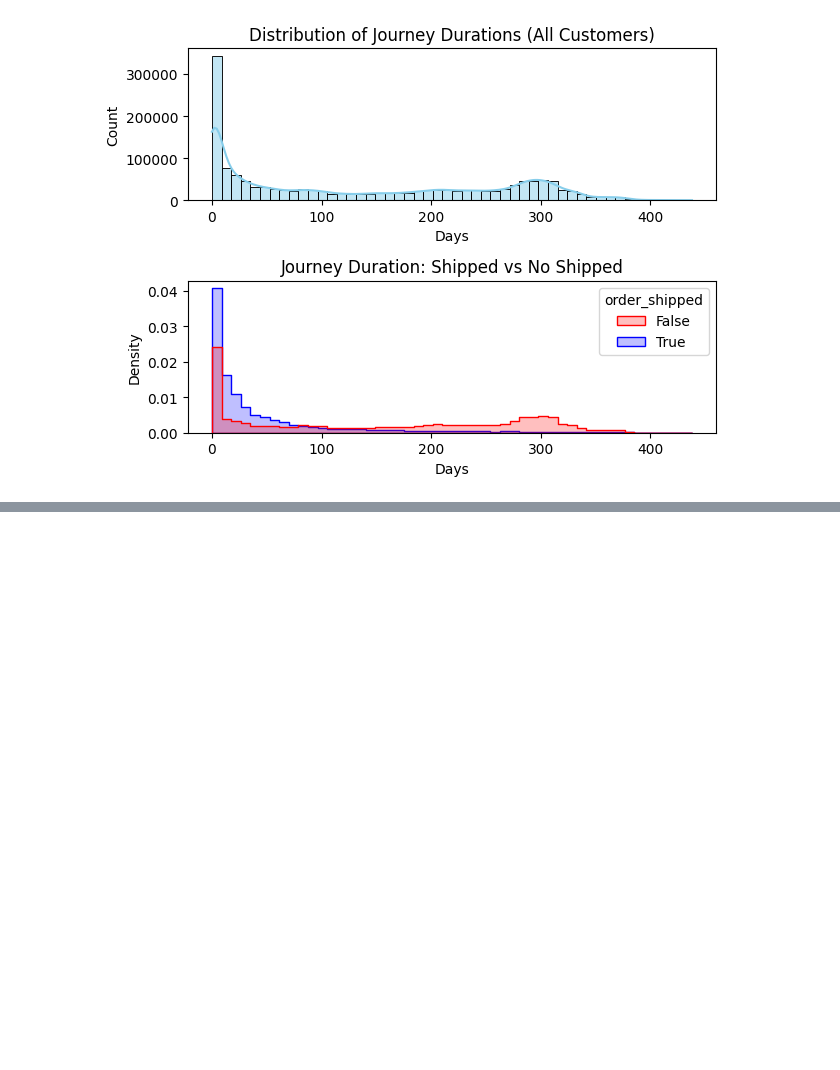
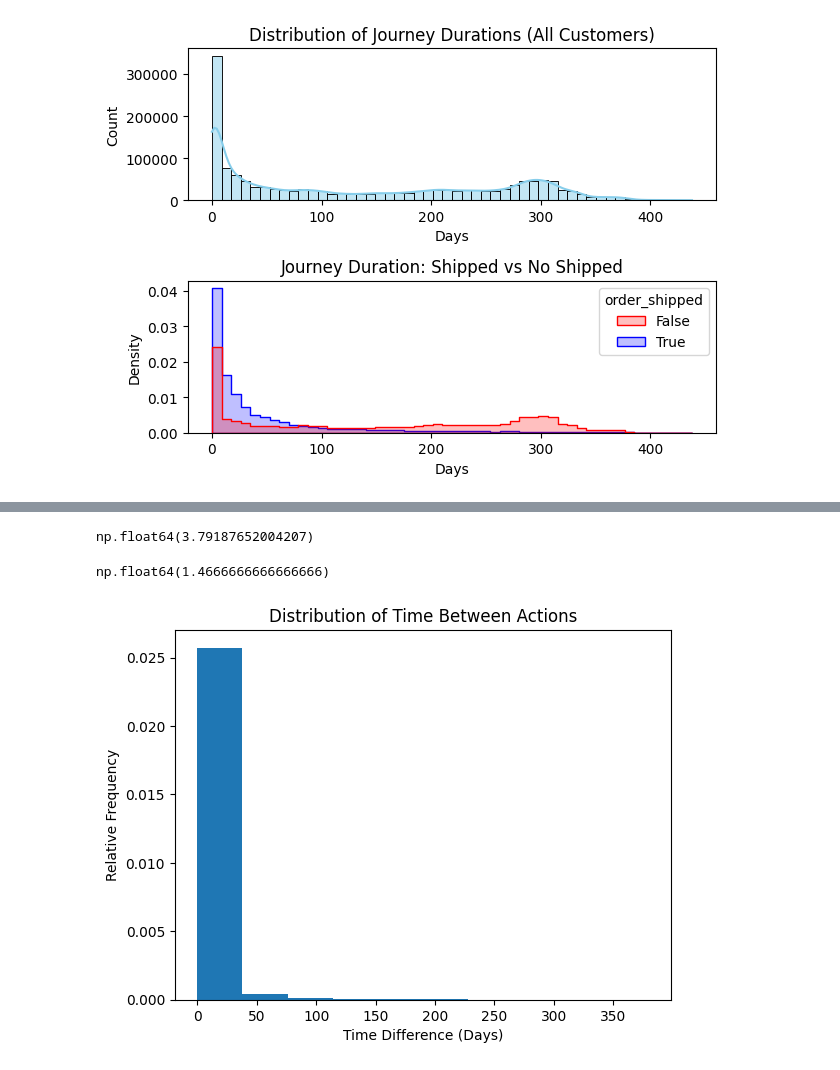
Before and after one commit to yubenjamin2022/UCLAStatsM148, a Jupyter notebook: assignment1.ipynb, the cells around one changed output, grey strips where cells are left out. Cells and saved outputs as stored; diff of their text form; code cells hidden in the pictures; blank space fills up the shorter version.

```diff
--- a/assignment1.ipynb
+++ b/assignment1.ipynb
@@ -313,0 +370,5 @@ plt.show()
+# %%
+all_actions = []
+
+for row in df.itertuples(index=False):
+    all_actions.extend(row.event_names)
@@ -313,0 +392,25 @@ plt.show()
+# %%
+action_time_differences = []
+
+for row in df.itertuples(index=False):
+    action_time_differences.extend(list(np.diff(row.timestamps) / np.timedelta64(1, 'D')))
+# %%
+action_time_differences = np.array(action_time_differences)
+# %%
+# Average number of days between actions
+action_time_differences.mean()
+# %% [output]
+np.float64(3.79187652004207)
+# %%
+# Average number of minutes between actions
+np.median(action_time_differences) * 24 * 60
+# %% [output]
+np.float64(1.4666666666666666)
+# %%
+plt.hist(action_time_differences, density=True)
+plt.title('Distribution of Time Between Actions')
+plt.xlabel('Time Difference (Days)')
+plt.ylabel('Relative Frequency')
+plt.show()
+# %% [output]
+[figure, added]
```
Also changed, not shown: parts of 13 cells of this notebook.
